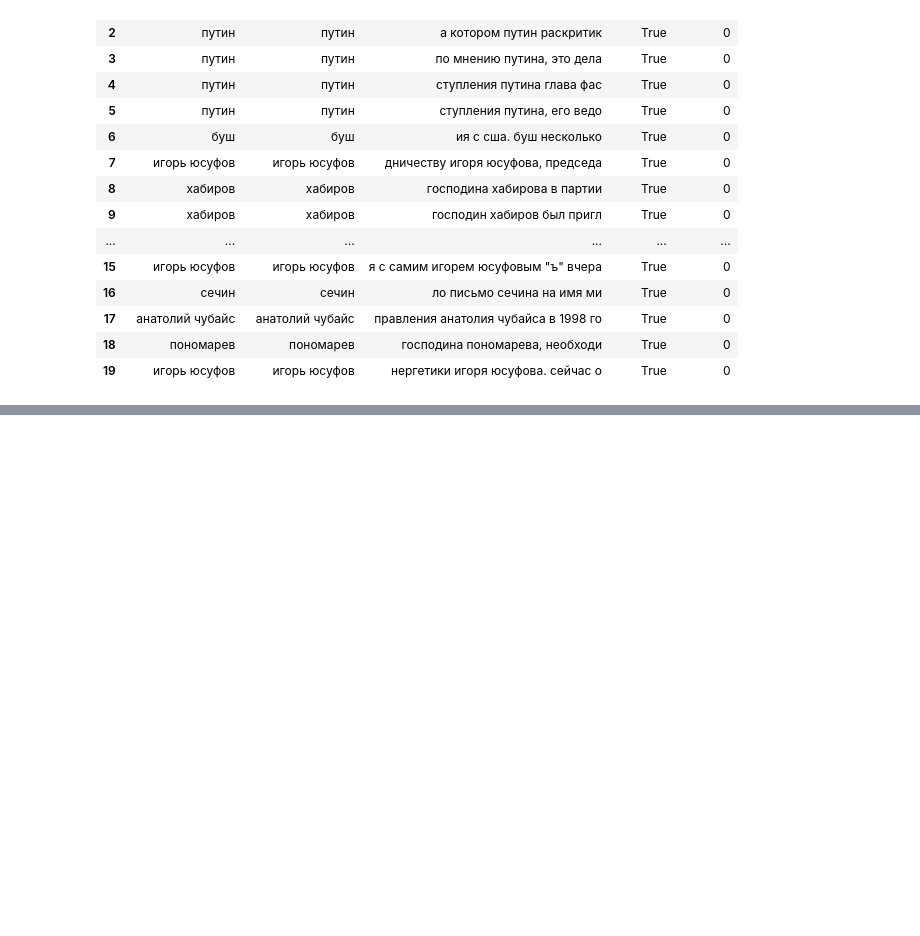
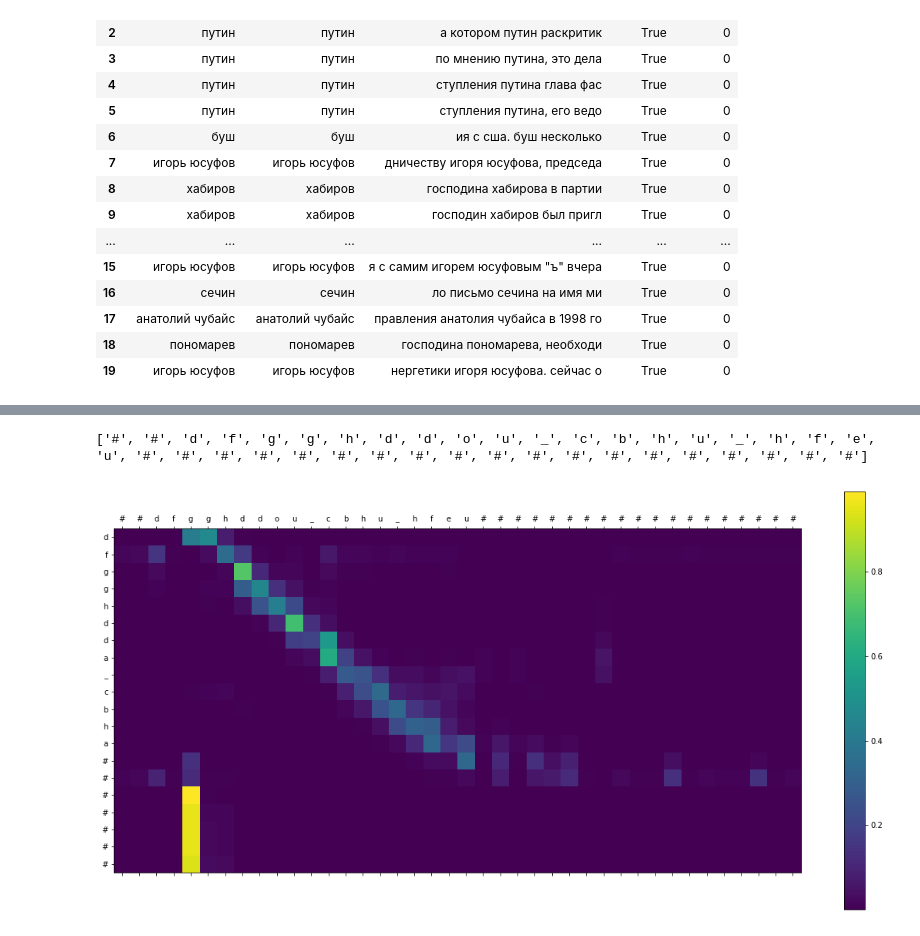
Before and after one commit to Sdernal/TextNormalization, a Jupyter notebook: WithPytorch/Experiments.ipynb, the cells around one changed output, grey strips where cells are left out. Saved outputs shown, nothing was run; the diff lists cells and outputs as text; code cells hidden in the pictures; blank space fills up the shorter version.

```diff
--- a/WithPytorch/Experiments.ipynb
+++ b/WithPytorch/Experiments.ipynb
@@ -246,0 +384,24 @@ torch.save(decoder.state_dict(),'decoder.pt')
+# %%
+a,b,c = trainer.evaluate_with_attn(ep.X_data_test[2:3])
+a2 = []
+b2 = []
+for elem in a:
+    if elem == ' ':
+        a2.append('_')
+    elif len(elem) != 1:
+        a2.append('#')
+    else:
+        a2.append(elem)
+
+for elem in b:
+    if elem == ' ':
+        b2.append('_')
+    elif len(elem) != 1:
+        b2.append('#')
+    else:
+        b2.append(elem)
+print(a2)
+showAttention(a2,b2,c)
+# %% [output]
+['#', '#', 'd', 'f', 'g', 'g', 'h', 'd', 'd', 'o', 'u', '_', 'c', 'b', 'h', 'u', '_', 'h', 'f', 'e', 'u', '#', '#', '#', '#', '#', '#', '#', '#', '#', '#', '#', '#', '#', '#', '#', '#', '#', '#', '#']
+[figure, added]
```
Also changed, not shown: parts of 14 cells of this notebook, 1 other file.
